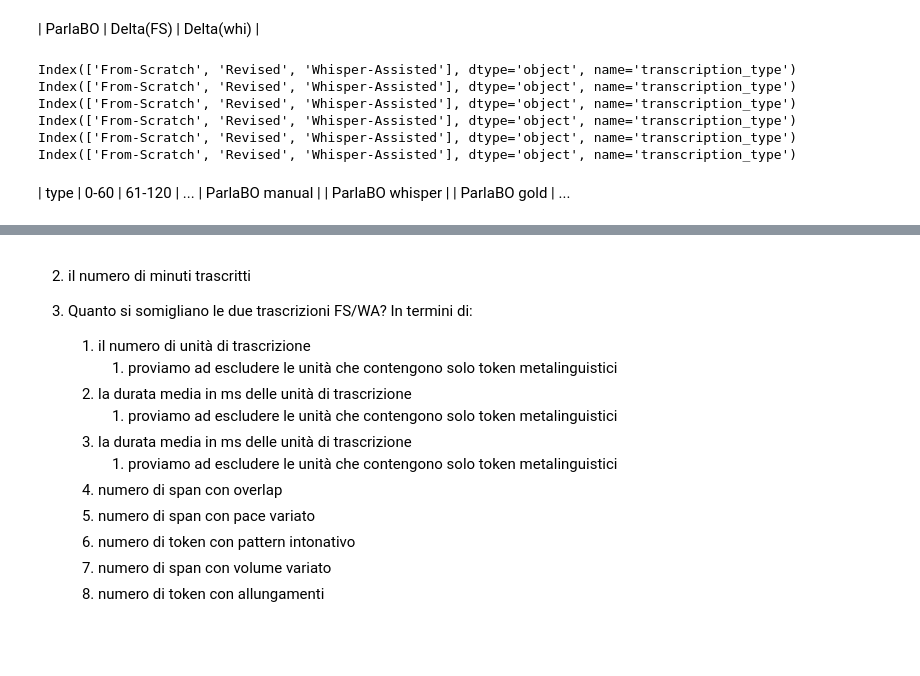
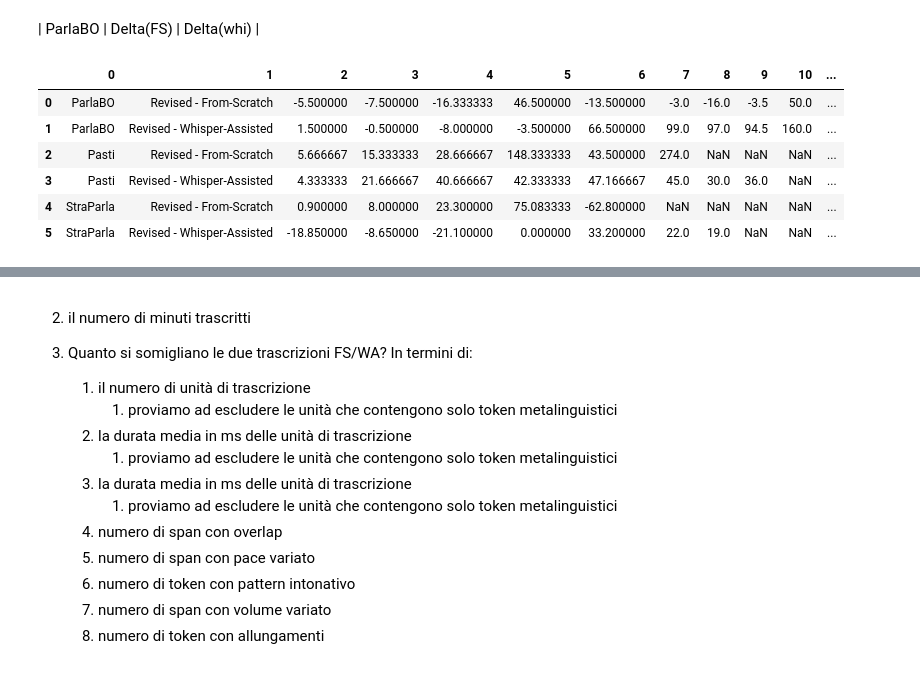
Before and after one commit to LaboratorioSperimentale/asr-assisted-transcription, a Jupyter notebook: data_analysis/analysis.ipynb, the cells around one changed output, grey strips where cells are left out. Cells and saved outputs as stored; diff of their text form; code cells hidden in the pictures; blank space fills up the shorter version.

```diff
--- a/data_analysis/analysis.ipynb
+++ b/data_analysis/analysis.ipynb
@@ -35,9 +35,9 @@ stats
 # %%
 # TUTTI I TOKEN
 # TODO: forse bisogna sostituire gli 0 con N/A nel dataframe?
-avg_per_minute = stats[["module", "transcription_type",
-						"tokens_per_minute::0", "tokens_per_minute::1", "tokens_per_minute::2",
-						"tokens_per_minute::3", "tokens_per_minute::4", "tokens_per_minute::5",
-						"tokens_per_minute::6", "tokens_per_minute::7", "tokens_per_minute::8",
-						"tokens_per_minute::9", "tokens_per_minute::10"]].replace(0, np.nan).groupby(["module", "transcription_type"]).mean()
-avg_per_minute
+# columns =
+avg_per_minute = stats[["module", "transcription_type"]+[f"tokens_per_minute::{i}" for i in range(0,11)]].replace(0, np.nan).groupby(["module", "transcription_type"]).mean()
+# avg_per_minute.loc[("ParlaBO", "Revised"), "tokens_per_minute::8"]
+
+avg_per_minute_ling = stats[["module", "transcription_type"]+[f"ling_tokens_per_min::{i}" for i in range(0,11)]].replace(0, np.nan).groupby(["module", "transcription_type"]).mean()
+# avg_per_minute_ling
@@ -56,54 +44,35 @@ avg_per_minute
 # %% [markdown]
 | ParlaBO | Delta(FS) | Delta(whi) |
 # %%
-# Reset index so "module" and "transcription_type" become columns
-avg_per_minute = avg_per_minute.reset_index()
-
-# Pivot table so each transcription_type becomes a column
-avg_pivot = avg_per_minute.pivot(index="module", columns="transcription_type")
-
-# Compute differences between desired transcription types
-# You can define your own pairs here
 delta_pairs = [
     ("Revised", "From-Scratch"),
     ("Revised", "Whisper-Assisted"),
     # Add more pairs as needed
 ]
+modules = ["ParlaBO", "Pasti", "StraParla"]
 
 # Create an empty list to store rows
 rows = []
 
 # Iterate over module names
-for module in avg_pivot.index:
+for module in modules:
     for t1, t2 in delta_pairs:
-        print(avg_pivot.columns.levels[1])
         row = [module, f"{t1} - {t2}"]
         for i in range(0, 11):
-            diff = avg_pivot[(f"tokens_per_minute::{i}", t1)] - avg_pivot[(f"tokens_per_minute::{i}", t2)]
+            diff = avg_per_minute.loc[(module, t1), f"tokens_per_minute::{i}"] - avg_per_minute.loc[(module, t2), f"tokens_per_minute::{i}"]
             row.append(diff)
-        # print(t1, t2)
-        # if (t1 in avg_pivot.columns.levels[1]) and (t2 in avg_pivot.columns.levels[1]):
-        #     # diff = avg_pivot[("tokens_per_minute::0", t1)] - avg_pivot[("tokens_per_minute::0", t2)]
-        #     row = [module, f"{t1} - {t2}"]  # Create delta description
-        #     print(row)
-        #     row.extend((avg_pivot[x, t1] - avg_pivot[x, t2]) for x in avg_pivot.columns.levels[0])
         rows.append(row)
 
 # Create a new DataFrame
-# columns = avg_pivot.columns # Column names
-# df_deltas = pd.DataFrame(rows, columns=columns)
-
-# df_deltas
+columns = avg_per_minute.columns # Column names
+# print(columns)
+df_deltas = pd.DataFrame(rows, columns=["module", "delta"].extend(columns))
+df_deltas
 # %% [output]
-Index(['From-Scratch', 'Revised', 'Whisper-Assisted'], dtype='object', name='transcription_type')
-Index(['From-Scratch', 'Revised', 'Whisper-Assisted'], dtype='object', name='transcription_type')
-Index(['From-Scratch', 'Revised', 'Whisper-Assisted'], dtype='object', name='transcription_type')
-Index(['From-Scratch', 'Revised', 'Whisper-Assisted'], dtype='object', name='transcription_type')
-Index(['From-Scratch', 'Revised', 'Whisper-Assisted'], dtype='object', name='transcription_type')
-Index(['From-Scratch', 'Revised', 'Whisper-Assisted'], dtype='object', name='transcription_type')
+|  | 0 | 1 | 2 | 3 | 4 | 5 | 6 | 7 | 8 | 9 | 10 | ... |
+| 0 | ParlaBO | Revised - From-Scratch | -5.500000 | -7.500000 | -16.333333 | 46.500000 | -13.500000 | -3.0 | -16.0 | -3.5 | 50.0 | ... |
+| 1 | ParlaBO | Revised - Whisper-Assisted | 1.500000 | -0.500000 | -8.000000 | -3.500000 | 66.500000 | 99.0 | 97.0 | 94.5 | 160.0 | ... |
+| 2 | Pasti | Revised - From-Scratch | 5.666667 | 15.333333 | 28.666667 | 148.333333 | 43.500000 | 274.0 | NaN | NaN | NaN | ... |
+| 3 | Pasti | Revised - Whisper-Assisted | 4.333333 | 21.666667 | 40.666667 | 42.333333 | 47.166667 | 45.0 | 30.0 | 36.0 | NaN | ... |
+| 4 | StraParla | Revised - From-Scratch | 0.900000 | 8.000000 | 23.300000 | 75.083333 | -62.800000 | NaN | NaN | NaN | NaN | ... |
+| 5 | StraParla | Revised - Whisper-Assisted | -18.850000 | -8.650000 | -21.100000 | 0.000000 | 33.200000 | 22.0 | 19.0 | NaN | NaN | ... |
-# %% [markdown]
-|  type | 0-60 | 61-120 | ...
-| ParlaBO manual  |
-| ParlaBO whisper |
-| ParlaBO gold |
-...
```
Also changed, not shown: parts of 3 cells of this notebook.
